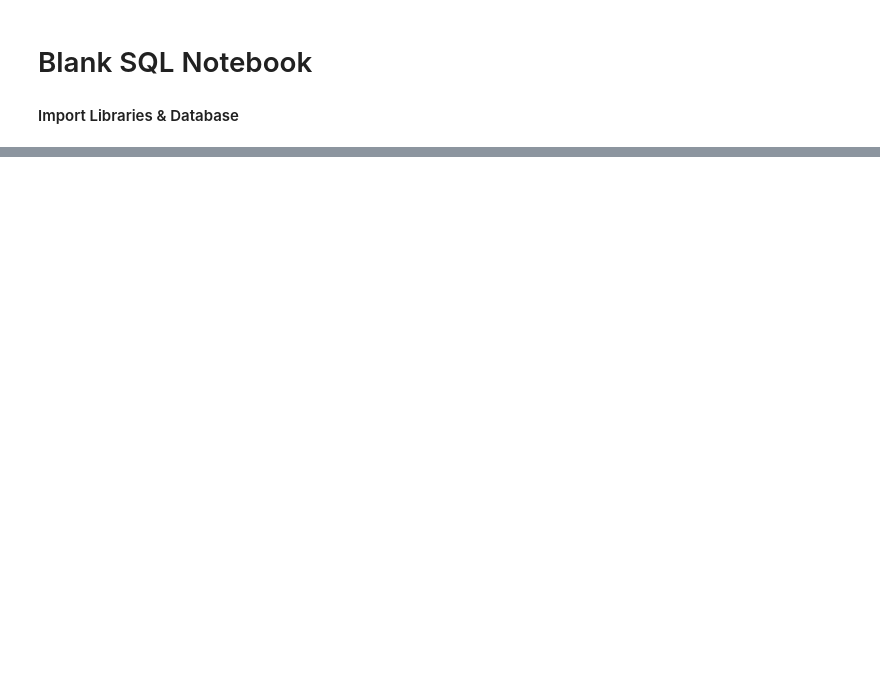
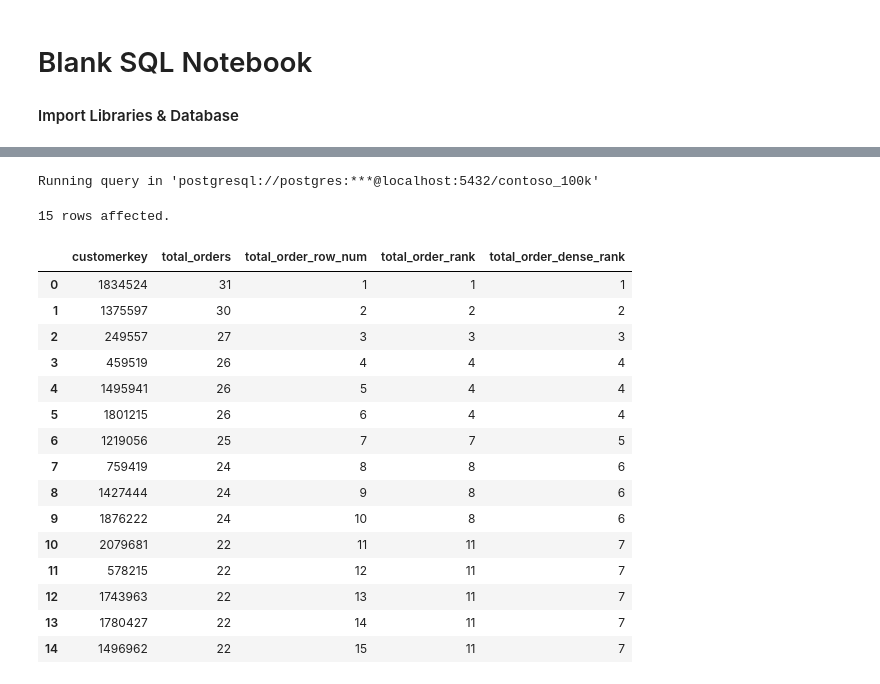
Before and after one commit to Sahil8110/sorting, a Jupyter notebook: Resources/Blank_SQL_Notebook.ipynb, the cells around one changed output, grey strips where cells are left out. Drawn from its saved outputs; the diff is of its cells as text; code cells hidden in the pictures; blank space fills up the shorter version.

```diff
--- a/Resources/Blank_SQL_Notebook.ipynb
+++ b/Resources/Blank_SQL_Notebook.ipynb
@@ -141,0 +635,28 @@ Warning: total number of rows (124451) exceeds max_rows (20000). Limiting to fir
+# %%
+%%sql
+ select customerkey,count(*) as total_orders,
+ row_number()over( order by count(*) desc ) as total_order_row_num,
+ rank() over( order by count(*)desc ) as total_order_rank,
+ dense_rank() over( order by count(*)desc ) as total_order_dense_rank
+ from sales
+ group by customerkey
+ limit 15
+# %% [output]
+Running query in 'postgresql://postgres:***@localhost:5432/contoso_100k'
+15 rows affected.
+|  | customerkey | total_orders | total_order_row_num | total_order_rank | total_order_dense_rank |
+| 0 | 1834524 | 31 | 1 | 1 | 1 |
+| 1 | 1375597 | 30 | 2 | 2 | 2 |
+| 2 | 249557 | 27 | 3 | 3 | 3 |
+| 3 | 459519 | 26 | 4 | 4 | 4 |
+| 4 | 1495941 | 26 | 5 | 4 | 4 |
+| 5 | 1801215 | 26 | 6 | 4 | 4 |
+| 6 | 1219056 | 25 | 7 | 7 | 5 |
+| 7 | 759419 | 24 | 8 | 8 | 6 |
+| 8 | 1427444 | 24 | 9 | 8 | 6 |
+| 9 | 1876222 | 24 | 10 | 8 | 6 |
+| 10 | 2079681 | 22 | 11 | 11 | 7 |
+| 11 | 578215 | 22 | 12 | 11 | 7 |
+| 12 | 1743963 | 22 | 13 | 11 | 7 |
+| 13 | 1780427 | 22 | 14 | 11 | 7 |
+| 14 | 1496962 | 22 | 15 | 11 | 7 |
```
Also changed, not shown: parts of 39 cells of this notebook.
